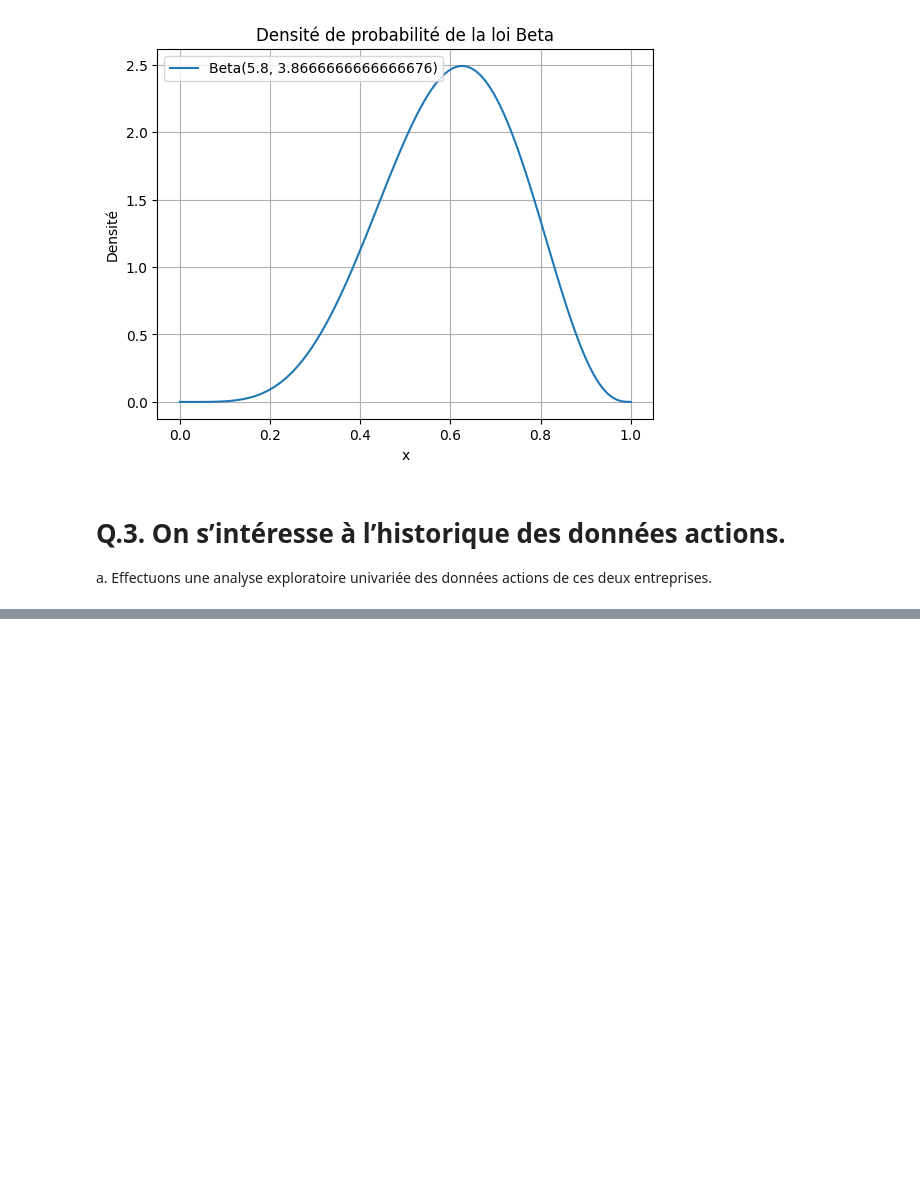
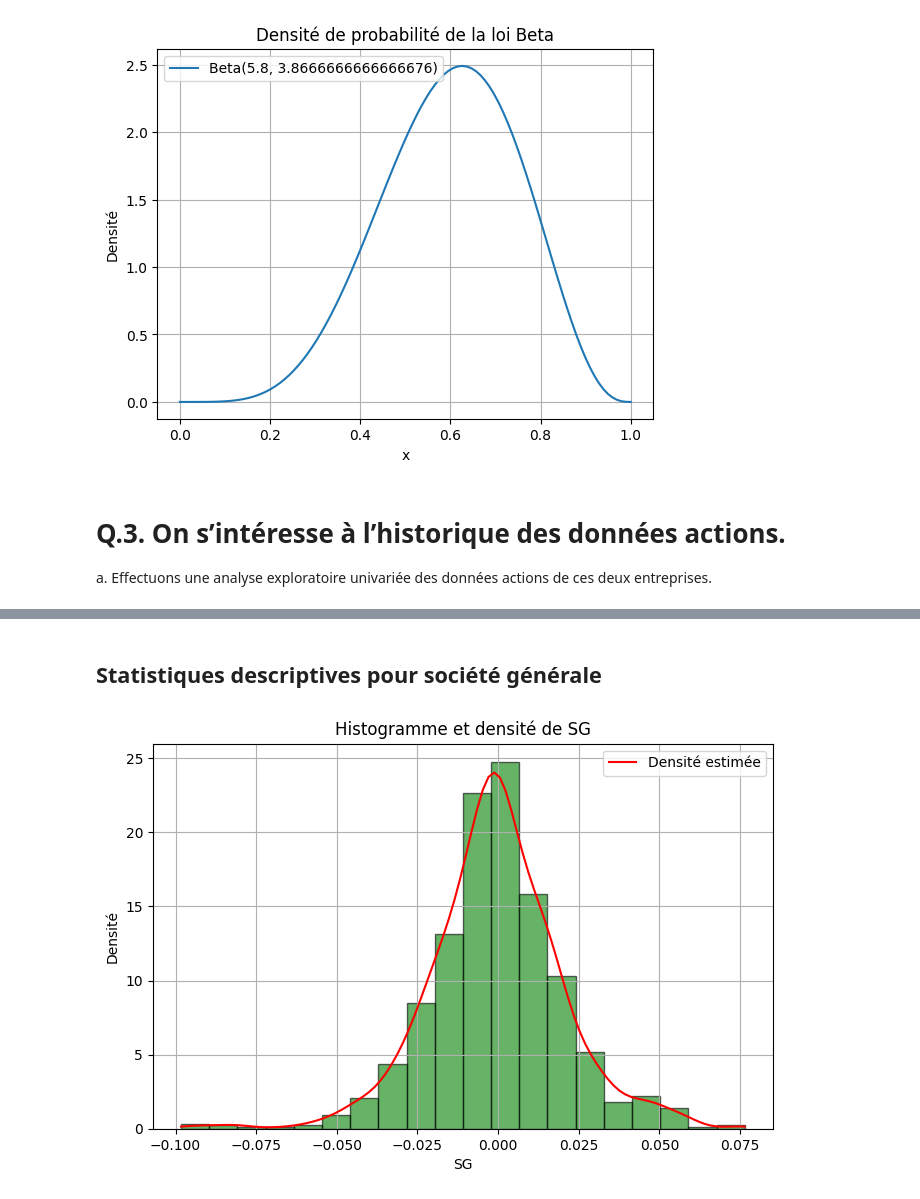
Before and after one commit to Jeangrivo/Gestion-des-Risques-Multiples, a Jupyter notebook: projet_marilene.ipynb, the cells around one changed output, grey strips where cells are left out. Saved outputs shown, nothing was run; the diff lists cells and outputs as text; code cells hidden in the pictures; blank space fills up the shorter version.

```diff
--- a/projet_marilene.ipynb
+++ b/projet_marilene.ipynb
@@ -88,0 +188,6 @@ a. Effectuons une analyse exploratoire univariée des données actions de ces de
+# %% [markdown]
+## Statistiques descriptives pour société générale
+# %%
+plot_histogram_with_density(log_returns, "SG")
+# %% [output]
+[figure, added]
```
Also changed, not shown: parts of 24 cells of this notebook.
